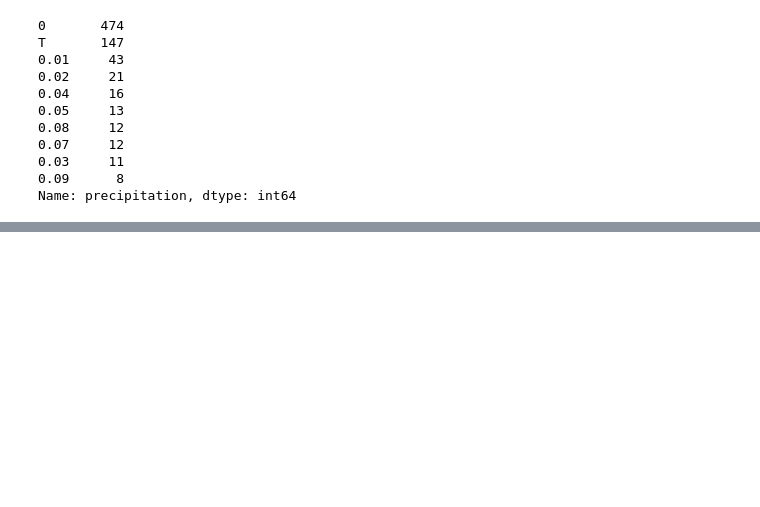
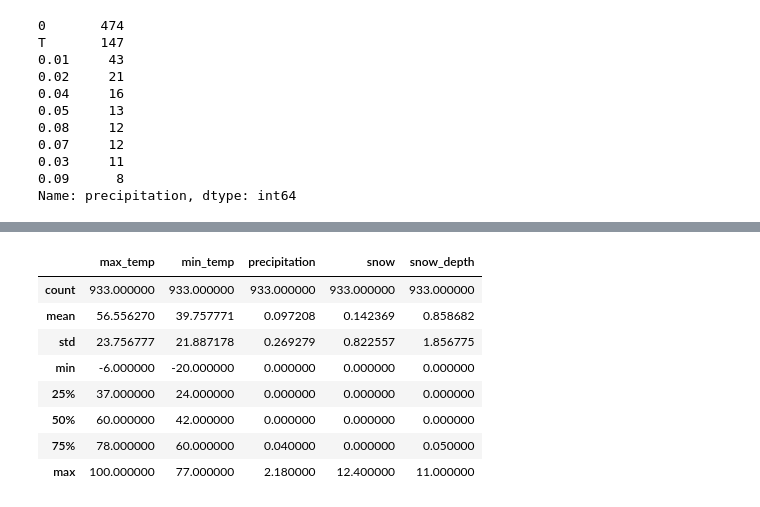
Before and after one commit to lwdee/Springboard, a Jupyter notebook: Capstone/Capstone_1_Data_Wrangling.ipynb, the cells around one changed output, grey strips where cells are left out. Saved outputs shown, nothing was run; the diff lists cells and outputs as text; code cells hidden in the pictures; blank space fills up the shorter version.

```diff
--- a/Capstone/Capstone_1_Data_Wrangling.ipynb
+++ b/Capstone/Capstone_1_Data_Wrangling.ipynb
@@ -391,0 +456,12 @@ Name: precipitation, dtype: int64
+# %%
+df_weather.describe()
+# %% [output]
+|  | max_temp | min_temp | precipitation | snow | snow_depth |
+| count | 933.000000 | 933.000000 | 933.000000 | 933.000000 | 933.000000 |
+| mean | 56.556270 | 39.757771 | 0.097208 | 0.142369 | 0.858682 |
+| std | 23.756777 | 21.887178 | 0.269279 | 0.822557 | 1.856775 |
+| min | -6.000000 | -20.000000 | 0.000000 | 0.000000 | 0.000000 |
+| 25% | 37.000000 | 24.000000 | 0.000000 | 0.000000 | 0.000000 |
+| 50% | 60.000000 | 42.000000 | 0.000000 | 0.000000 | 0.000000 |
+| 75% | 78.000000 | 60.000000 | 0.040000 | 0.000000 | 0.050000 |
+| max | 100.000000 | 77.000000 | 2.180000 | 12.400000 | 11.000000 |
```
Also changed, not shown: parts of 13 cells of this notebook.
